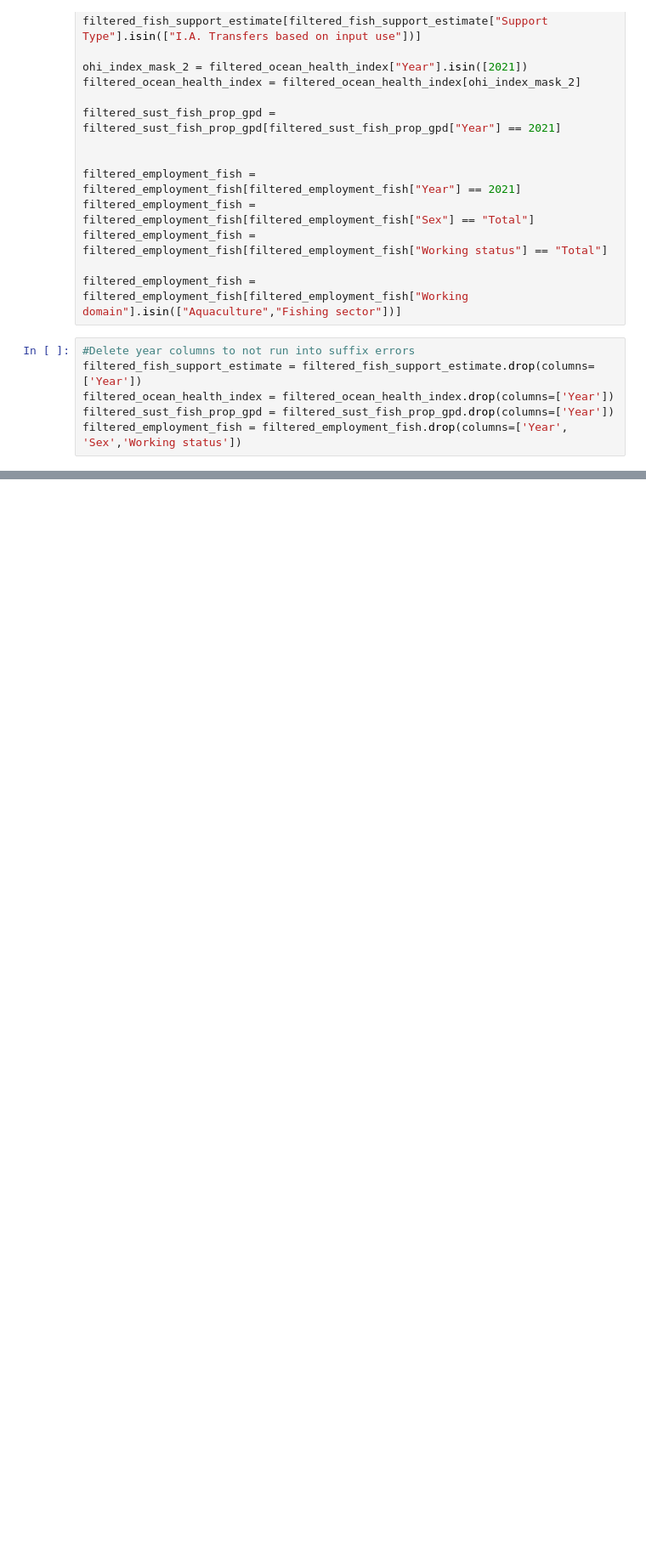
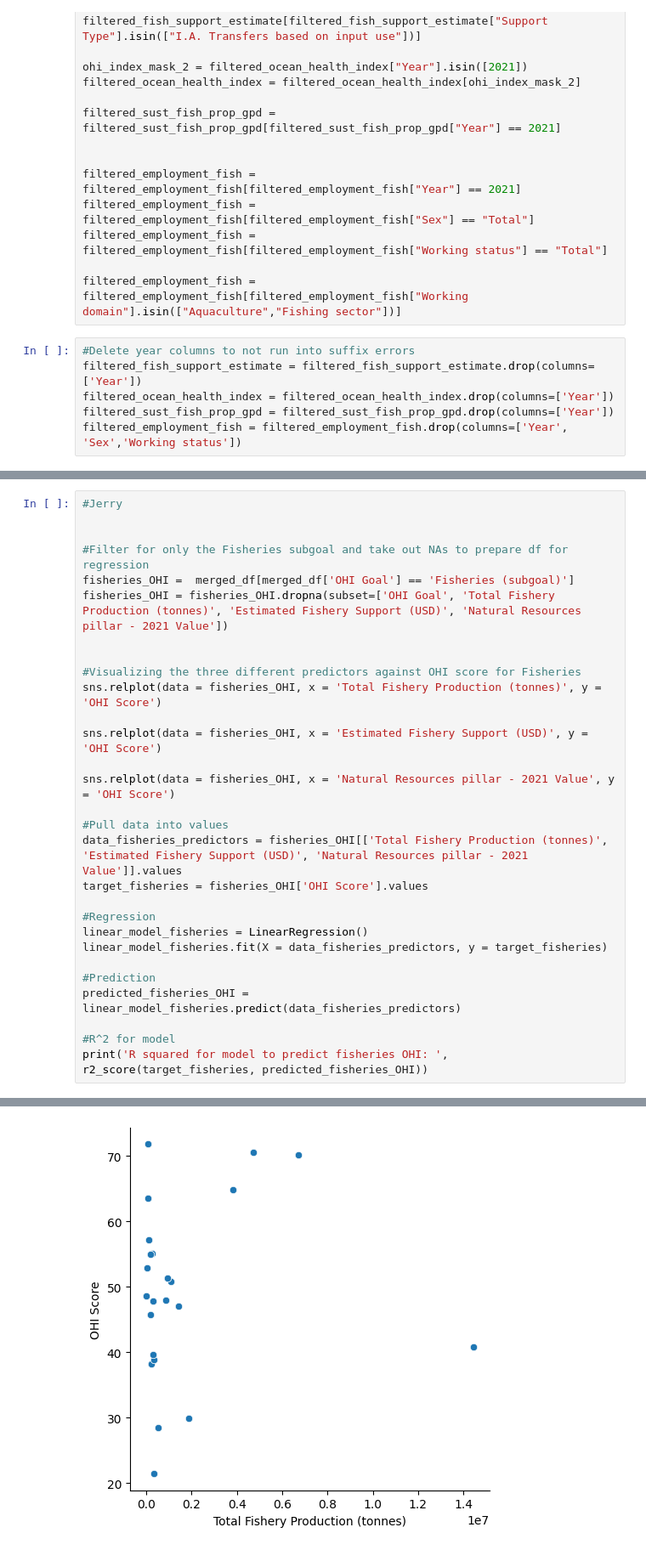
Before and after one commit to william-sharp/cs_216_project, a Jupyter notebook: CS216_Colab_Notebook.ipynb, the cells around one changed output, grey strips where cells are left out. Shown: that part at 85% size. Saved outputs shown, nothing was run; the diff lists cells and outputs as text; blank space fills up the shorter version.

```diff
--- a/CS216_Colab_Notebook.ipynb
+++ b/CS216_Colab_Notebook.ipynb
@@ -122,0 +158,30 @@ sns.relplot(data=merged_df, x="Total Fishery Production (tonnes)", y="OHI Score"
+# %%
+#Jerry
+
+
+#Filter for only the Fisheries subgoal and take out NAs to prepare df for regression
+fisheries_OHI =  merged_df[merged_df['OHI Goal'] == 'Fisheries (subgoal)']
+fisheries_OHI = fisheries_OHI.dropna(subset=['OHI Goal', 'Total Fishery Production (tonnes)', 'Estimated Fishery Support (USD)', 'Natural Resources pillar - 2021 Value'])
+
+
+#Visualizing the three different predictors against OHI score for Fisheries
+sns.relplot(data = fisheries_OHI, x = 'Total Fishery Production (tonnes)', y = 'OHI Score')
+
+sns.relplot(data = fisheries_OHI, x = 'Estimated Fishery Support (USD)', y = 'OHI Score')
+
+sns.relplot(data = fisheries_OHI, x = 'Natural Resources pillar - 2021 Value', y = 'OHI Score')
+
+#Pull data into values
+data_fisheries_predictors = fisheries_OHI[['Total Fishery Production (tonnes)', 'Estimated Fishery Support (USD)', 'Natural Resources pillar - 2021 Value']].values
+target_fisheries = fisheries_OHI['OHI Score'].values
+
+#Regression
+linear_model_fisheries = LinearRegression()
+linear_model_fisheries.fit(X = data_fisheries_predictors, y = target_fisheries)
+
+#Prediction
+predicted_fisheries_OHI = linear_model_fisheries.predict(data_fisheries_predictors)
+
+#R^2 for model
+print('R squared for model to predict fisheries OHI: ', r2_score(target_fisheries, predicted_fisheries_OHI))
+# %% [output]
@@ -122,0 +189 @@ sns.relplot(data=merged_df, x="Total Fishery Production (tonnes)", y="OHI Score"
+[figure, added]
```
Also changed, not shown: parts of 9 cells of this notebook.
